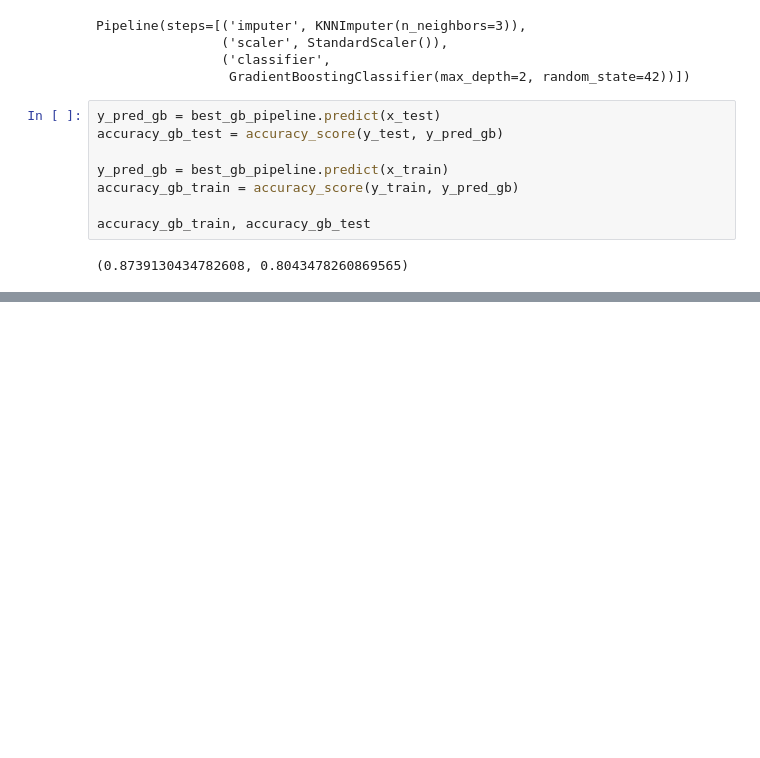
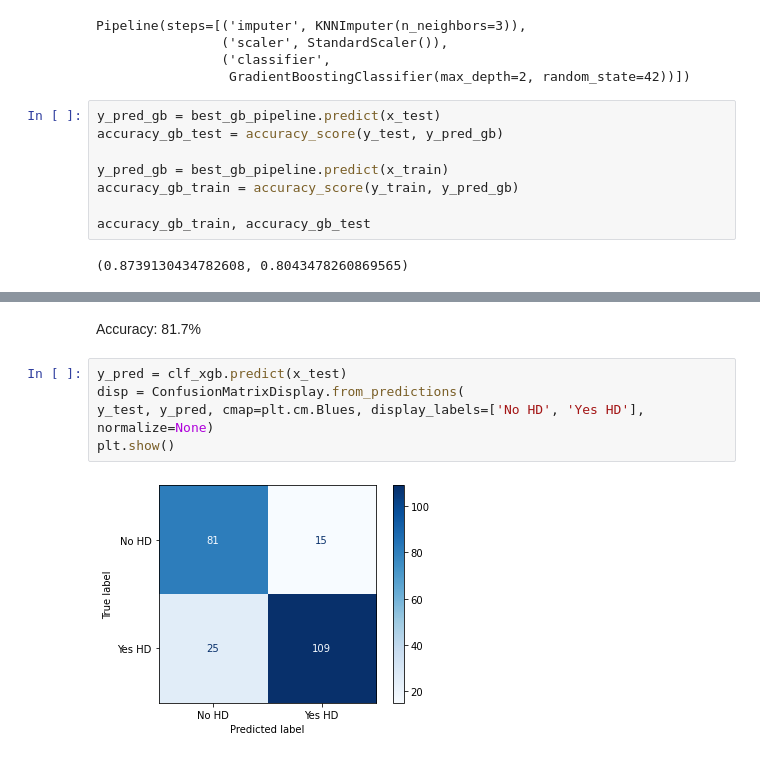
Before and after one commit to Nupur-Patil/ml_projects, a Jupyter notebook: heart_disease_prediction/notebooks/02_model_training.ipynb, the cells around one changed output, grey strips where cells are left out. Saved outputs shown, nothing was run; the diff lists cells and outputs as text; blank space fills up the shorter version.

```diff
--- a/heart_disease_prediction/notebooks/02_model_training.ipynb
+++ b/heart_disease_prediction/notebooks/02_model_training.ipynb
@@ -727,0 +828,9 @@ While Gradient Boosting gave a strong result of
+# %% [markdown]
+Accuracy: 81.7%
+# %%
+y_pred = clf_xgb.predict(x_test)
+disp = ConfusionMatrixDisplay.from_predictions(
+y_test, y_pred, cmap=plt.cm.Blues, display_labels=['No HD', 'Yes HD'], normalize=None)
+plt.show()
+# %% [output]
+[figure, added]
```
Also changed, not shown: parts of 31 cells of this notebook.
